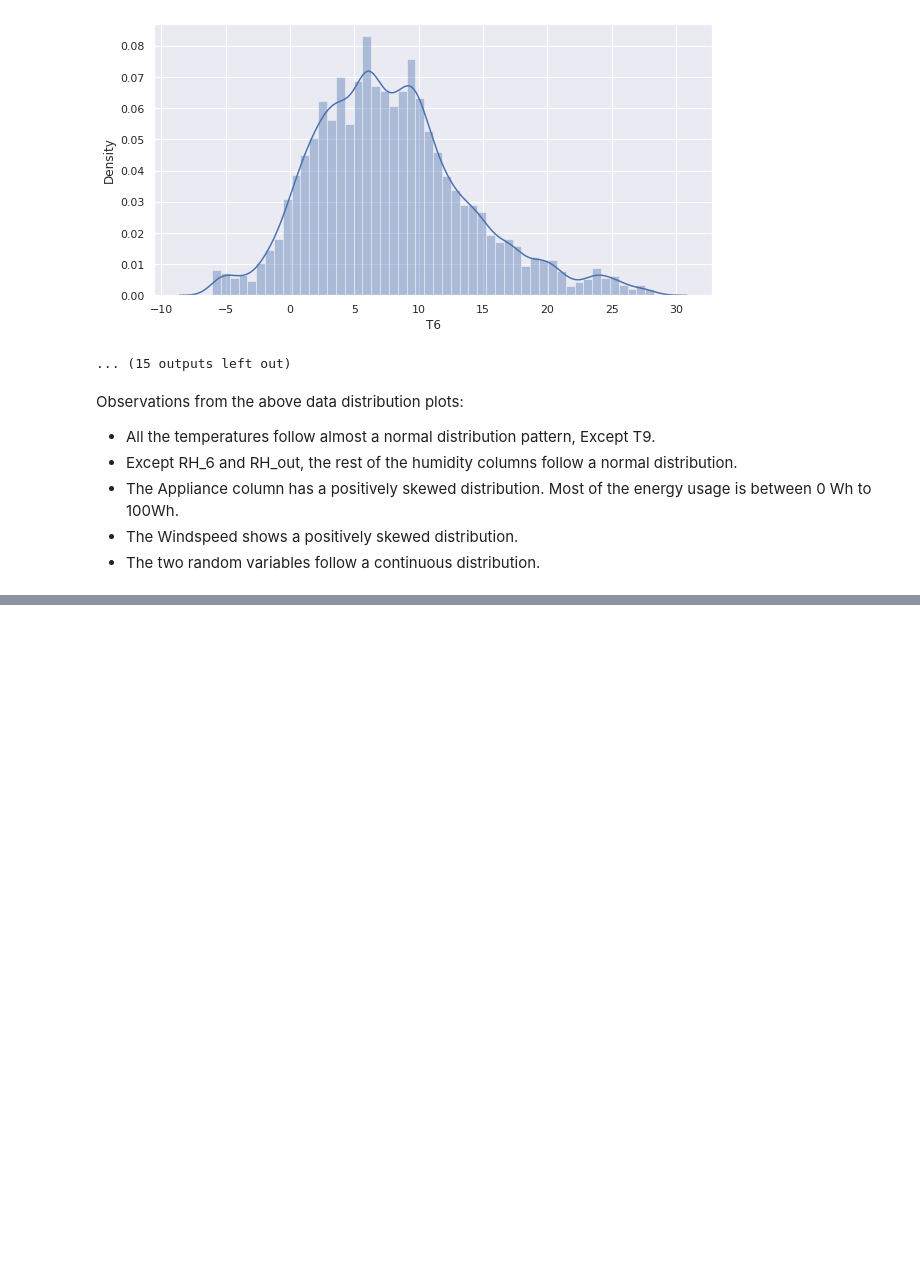
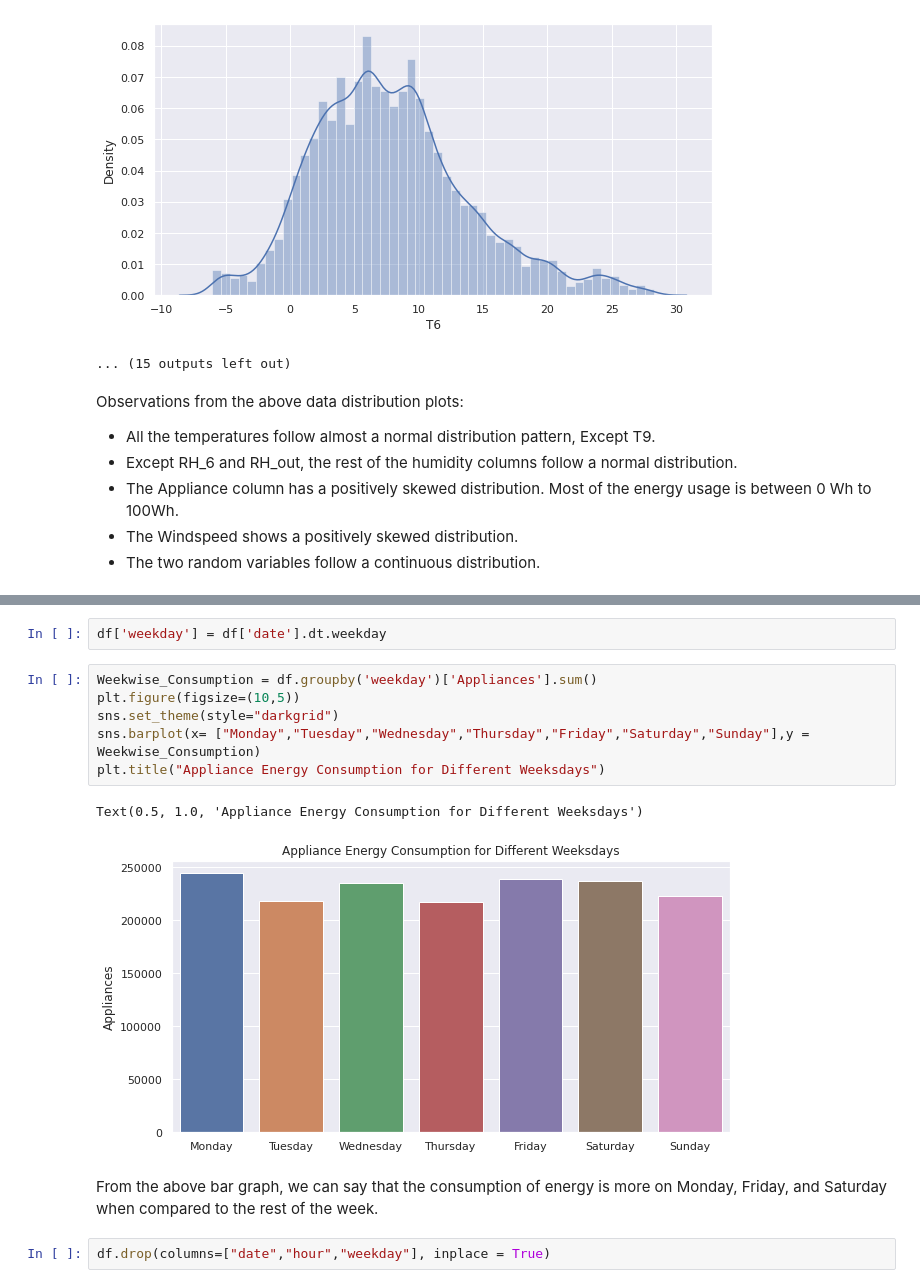
Before and after one commit to Srijan-Rai/Appliane-Energy-Prediction, a Jupyter notebook: ApplianceEnergyPrediction.ipynb, the cells around one changed output, grey strips where cells are left out. Drawn from its saved outputs; the diff is of its cells as text; blank space fills up the shorter version.

```diff
--- a/ApplianceEnergyPrediction.ipynb
+++ b/ApplianceEnergyPrediction.ipynb
@@ -282,0 +356,15 @@ Observations from the above data distribution plots:
+# %%
+df['weekday'] = df['date'].dt.weekday
+# %%
+Weekwise_Consumption = df.groupby('weekday')['Appliances'].sum()
+plt.figure(figsize=(10,5))
+sns.set_theme(style="darkgrid")
+sns.barplot(x= ["Monday","Tuesday","Wednesday","Thursday","Friday","Saturday","Sunday"],y = Weekwise_Consumption)
+plt.title("Appliance Energy Consumption for Different Weeksdays")
+# %% [output]
+Text(0.5, 1.0, 'Appliance Energy Consumption for Different Weeksdays')
+[figure, added]
+# %% [markdown]
+From the above bar graph, we can say that the consumption of energy is more on Monday, Friday, and Saturday when compared to the rest of the week.
+# %%
+df.drop(columns=["date","hour","weekday"], inplace = True)
```
Also changed, not shown: parts of 14 cells of this notebook.
